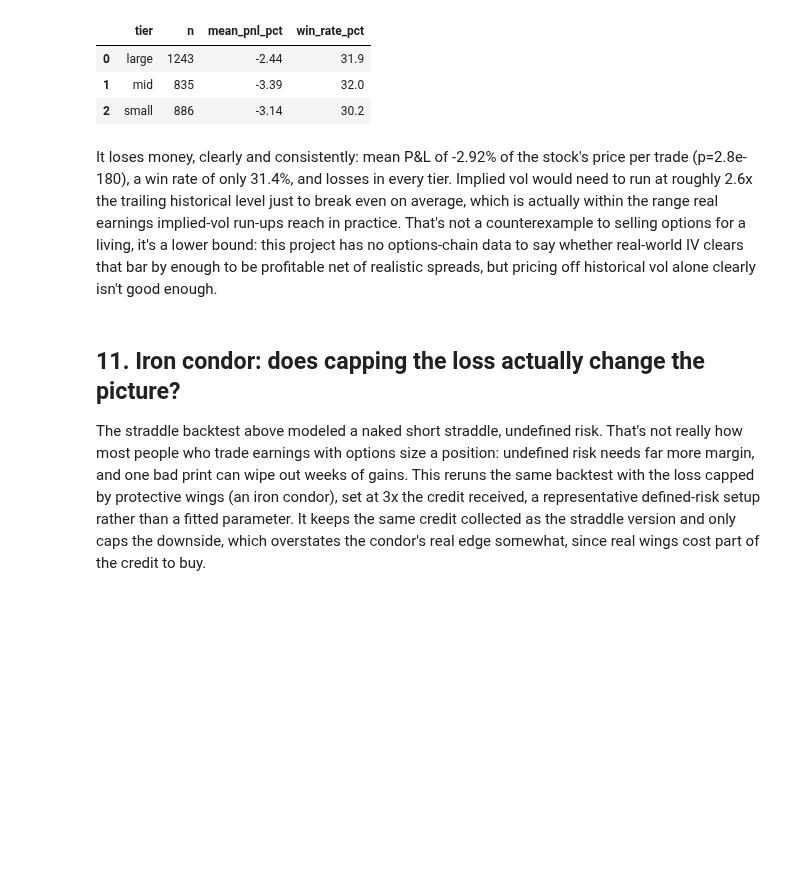
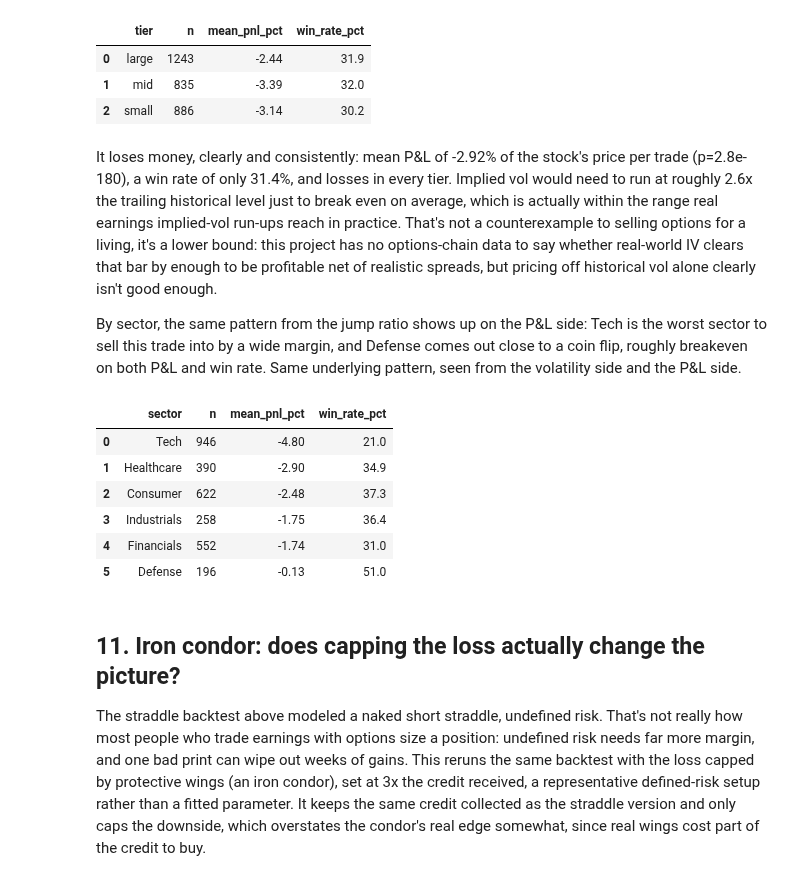
Before and after one commit to Noviath61/pead-project, a Jupyter notebook: analysis.ipynb, the cells around one changed output. Cells and saved outputs as stored; diff of their text form; code cells hidden in the pictures; blank space fills up the shorter version.

```diff
--- a/analysis.ipynb
+++ b/analysis.ipynb
@@ -433,6 +452,27 @@ actually within the range real earnings implied-vol run-ups reach in practice. T
 counterexample to selling options for a living, it's a lower bound: this project has no
 options-chain data to say whether real-world IV clears that bar by enough to be profitable
 net of realistic spreads, but pricing off historical vol alone clearly isn't good enough.
+
+By sector, the same pattern from the jump ratio shows up on the P&L side: Tech is the worst
+sector to sell this trade into by a wide margin, and Defense comes out close to a coin flip,
+roughly breakeven on both P&L and win rate. Same underlying pattern, seen from the volatility
+side and the P&L side.
+# %%
+straddle_by_sector = pd.DataFrame({
+    "sector": ["Tech", "Healthcare", "Consumer", "Industrials", "Financials", "Defense"],
+    "n": [946, 390, 622, 258, 552, 196],
+    "mean_pnl_pct": [-4.80, -2.90, -2.48, -1.75, -1.74, -0.13],
+    "win_rate_pct": [21.0, 34.9, 37.3, 36.4, 31.0, 51.0],
+})
+straddle_by_sector
+# %% [output]
+|  | sector | n | mean_pnl_pct | win_rate_pct |
+| 0 | Tech | 946 | -4.80 | 21.0 |
+| 1 | Healthcare | 390 | -2.90 | 34.9 |
+| 2 | Consumer | 622 | -2.48 | 37.3 |
+| 3 | Industrials | 258 | -1.75 | 36.4 |
+| 4 | Financials | 552 | -1.74 | 31.0 |
+| 5 | Defense | 196 | -0.13 | 51.0 |
 # %% [markdown]
 ## 11. Iron condor: does capping the loss actually change the picture?
 
```
Also changed, not shown: parts of 2 cells of this notebook, 4 other files.
